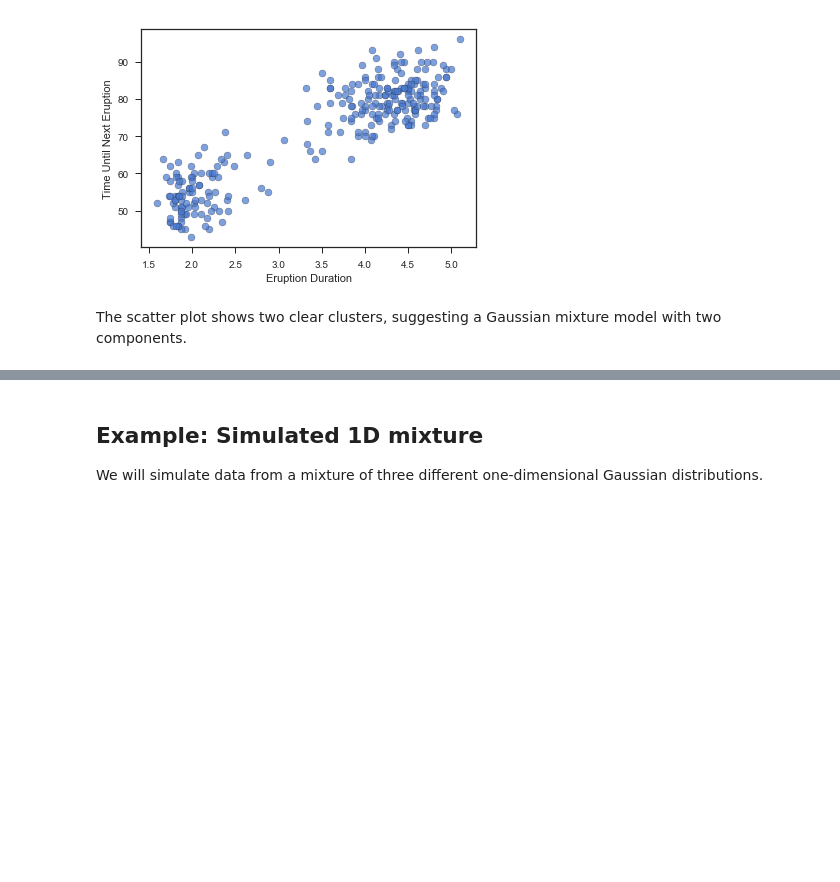
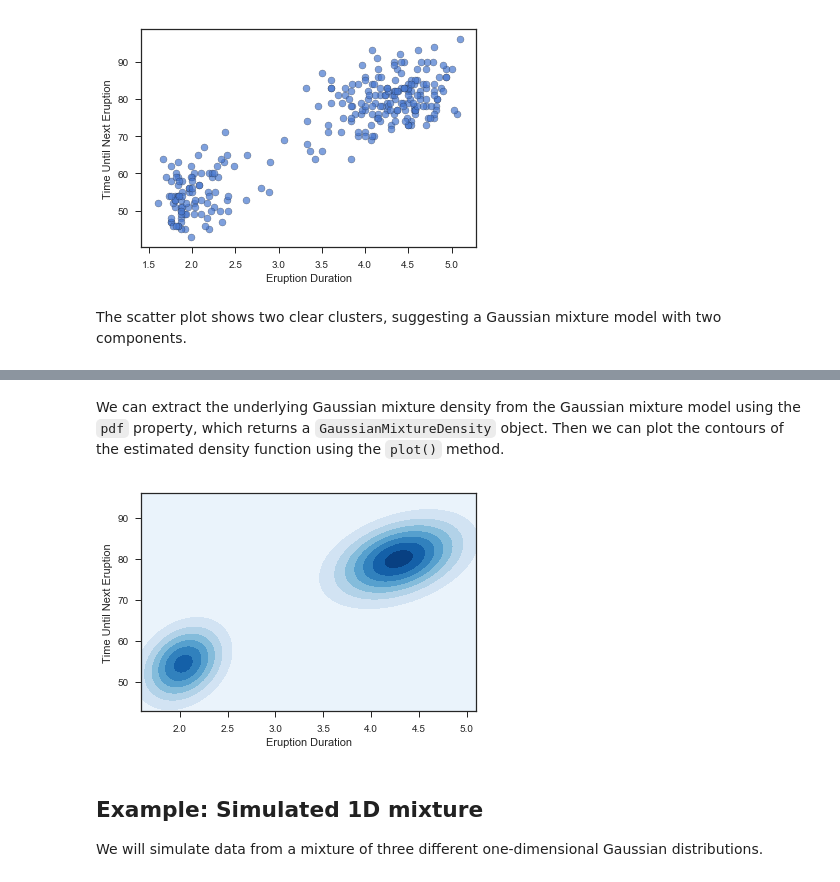
Before and after one commit to artemmavrin/StatTools, a Jupyter notebook: examples/Gaussian Mixture Models.ipynb, the cells around one changed output, grey strips where cells are left out. Cells and saved outputs as stored; diff of their text form; code cells hidden in the pictures; blank space fills up the shorter version.

```diff
--- a/examples/Gaussian Mixture Models.ipynb
+++ b/examples/Gaussian Mixture Models.ipynb
@@ -73,3 +61,17 @@ plt.close()
+# %% [markdown]
+We can extract the underlying Gaussian mixture density from the Gaussian mixture model using the `pdf` property, which returns a `GaussianMixtureDensity` object.
+Then we can plot the contours of the estimated density function using the `plot()` method.
+# %%
+plt.figure()
+plt.xlim(min(data.Duration), max(data.Duration))
+plt.ylim(min(data.Wait), max(data.Wait))
+gmm.pdf.plot(cmap="Blues", zorder=0)
+plt.xlabel("Eruption Duration")
+plt.ylabel("Time Until Next Eruption")
+plt.show()
+plt.close()
+# %% [output]
+[figure, added]
 # %% [markdown]
 ## Example: Simulated 1D mixture
 
```
Also changed, not shown: parts of 20 cells of this notebook, 5 other files.
